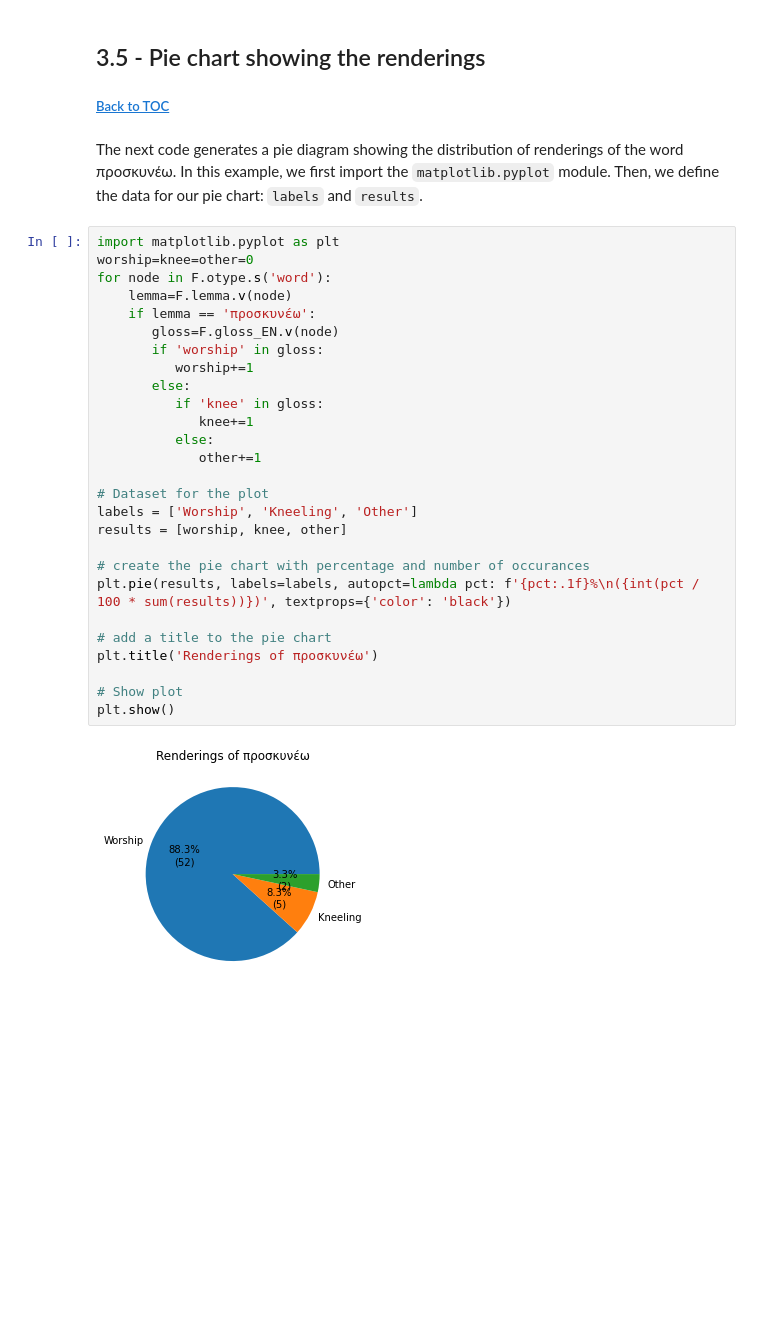
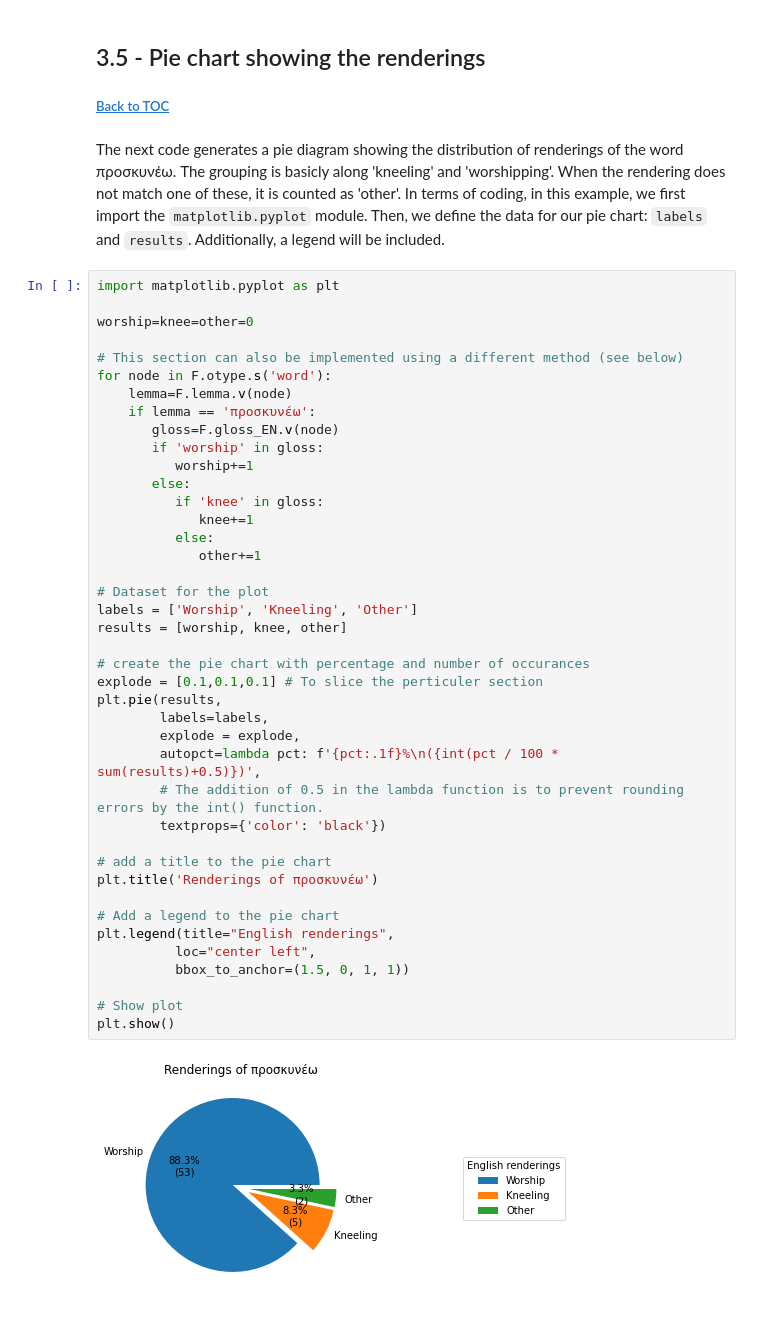
Before and after one commit to tonyjurg/Nestle1904GBI, a Jupyter notebook: docs/usecases/use_of_proskyneo.ipynb, the cells around one changed output. Drawn from its saved outputs; the diff is of its cells as text; blank space fills up the shorter version.

```diff
--- a/docs/usecases/use_of_proskyneo.ipynb
+++ b/docs/usecases/use_of_proskyneo.ipynb
@@ -219,33 +219,47 @@ for node in F.lemma.s('προσκυνέω'):
 ## 3.5 - Pie chart showing the renderings <a class="anchor" id="bullet3_5"></a>
 ##### [Back to TOC](#TOC)
 # %% [markdown]
-The next code generates a pie diagram showing the distribution of renderings of the word προσκυνέω. In this example, we first import the `matplotlib.pyplot` module. Then, we define the data for our pie chart: `labels` and `results`.
+The next code generates a pie diagram showing the distribution of renderings of the word προσκυνέω. The grouping is basicly along 'kneeling' and 'worshipping'. When the rendering does not match one of these, it is counted as 'other'. In terms of coding, in this example, we first import the `matplotlib.pyplot` module. Then, we define the data for our pie chart: `labels` and `results`. Additionally, a legend will be included.
 # %%
 import matplotlib.pyplot as plt
+
 worship=knee=other=0
+
+# This section can also be implemented using a different method (see below)
 for node in F.otype.s('word'):
     lemma=F.lemma.v(node)
     if lemma == 'προσκυνέω':
        gloss=F.gloss_EN.v(node)
        if 'worship' in gloss:
           worship+=1
        else:
           if 'knee' in gloss:
              knee+=1
           else:
              other+=1
 
 # Dataset for the plot
 labels = ['Worship', 'Kneeling', 'Other']
 results = [worship, knee, other]
 
 # create the pie chart with percentage and number of occurances
-plt.pie(results, labels=labels, autopct=lambda pct: f'{pct:.1f}%\n({int(pct / 100 * sum(results))})', textprops={'color': 'black'})
+explode = [0.1,0.1,0.1] # To slice the perticuler section
+plt.pie(results,
+        labels=labels,
+        explode = explode,
+        autopct=lambda pct: f'{pct:.1f}%\n({int(pct / 100 * sum(results)+0.5)})',
+        # The addition of 0.5 in the lambda function is to prevent rounding errors by the int() function.
+        textprops={'color': 'black'})
 
 # add a title to the pie chart
 plt.title('Renderings of προσκυνέω')
 
+# Add a legend to the pie chart
+plt.legend(title="English renderings",
+          loc="center left",
+          bbox_to_anchor=(1.5, 0, 1, 1))
+
 # Show plot
 plt.show()
 # %% [output]
-[figure, old version]
+[figure, new version]
```
Also changed, not shown: parts of 4 cells of this notebook, 7 other files.
